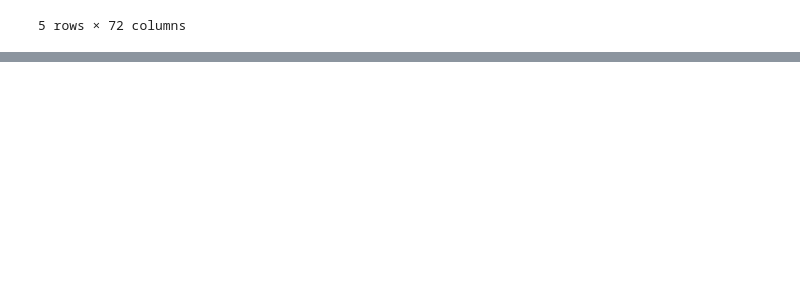
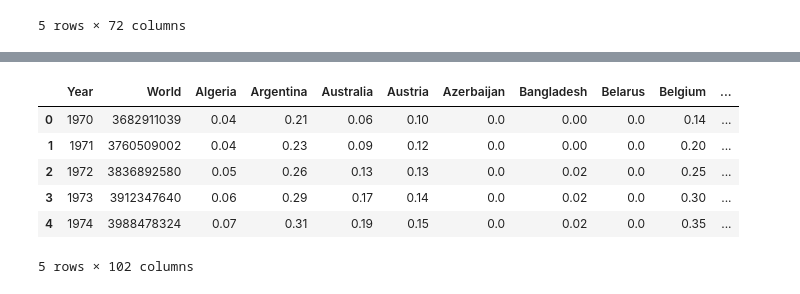
Before and after one commit to minerva-b/Final_Team_Project, a Jupyter notebook: minerva/MachineLearning_Gas_1970-2019.ipynb, the cells around one changed output, grey strips where cells are left out. Drawn from its saved outputs; the diff is of its cells as text; code cells hidden in the pictures; blank space fills up the shorter version.

```diff
--- a/minerva/MachineLearning_Gas_1970-2019.ipynb
+++ b/minerva/MachineLearning_Gas_1970-2019.ipynb
@@ -332,7 +350,15 @@ clean_gas_csmp.tail()
 # %%
 # Merge the 'gas consumption' with 'world population by year'; adding in 'Population' feature
 gas_pop2 = g_pop.merge(clean_gas_csmp, on="Year")
-gas_pop2
+gas_pop2.head()
+# %% [output]
+|  | Year | World | Algeria | Argentina | Australia | Austria | Azerbaijan | Bangladesh | Belarus | Belgium | ... |
+| 0 | 1970 | 3682911039 | 0.04 | 0.21 | 0.06 | 0.10 | 0.0 | 0.00 | 0.0 | 0.14 | ... |
+| 1 | 1971 | 3760509002 | 0.04 | 0.23 | 0.09 | 0.12 | 0.0 | 0.00 | 0.0 | 0.20 | ... |
+| 2 | 1972 | 3836892580 | 0.05 | 0.26 | 0.13 | 0.13 | 0.0 | 0.02 | 0.0 | 0.25 | ... |
+| 3 | 1973 | 3912347640 | 0.06 | 0.29 | 0.17 | 0.14 | 0.0 | 0.02 | 0.0 | 0.30 | ... |
+| 4 | 1974 | 3988478324 | 0.07 | 0.31 | 0.19 | 0.15 | 0.0 | 0.02 | 0.0 | 0.35 | ... |
+5 rows × 102 columns
 # %%
 # Renaming columns
 # new_df = df.rename(columns={"A": "a", "B": "c"})
```
Also changed, not shown: parts of 9 cells of this notebook.
